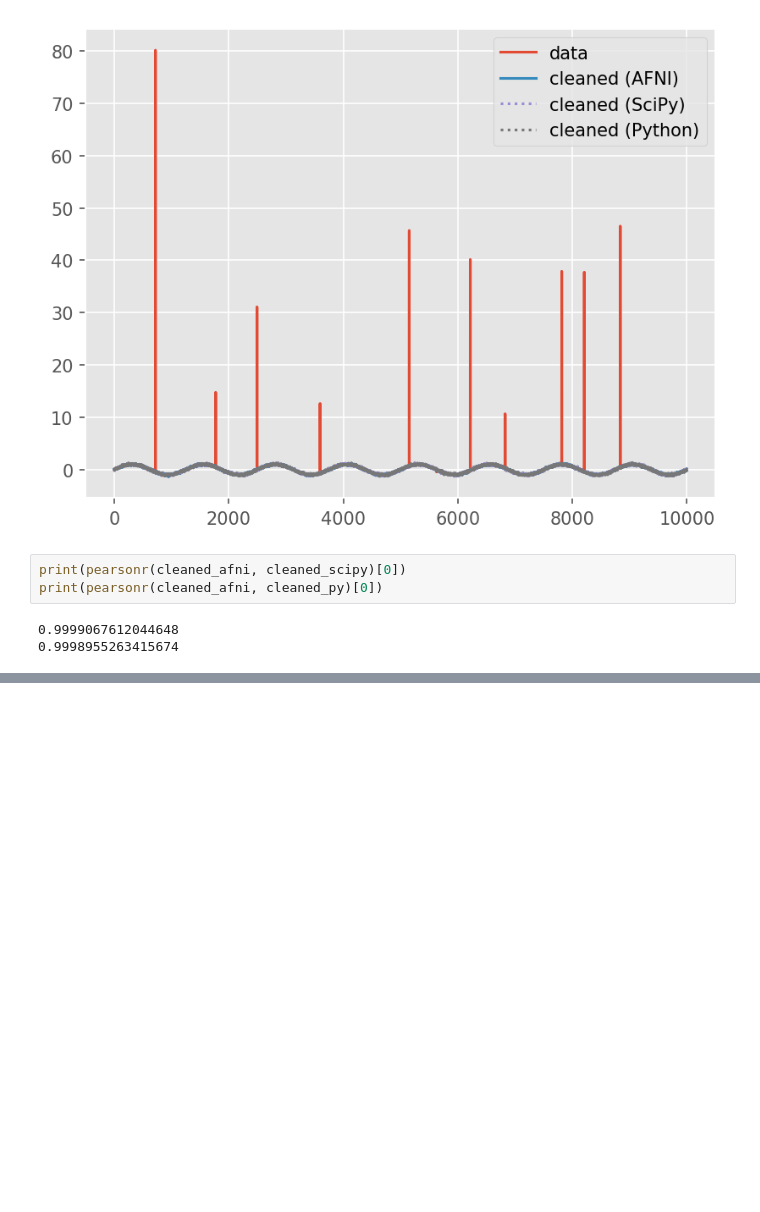
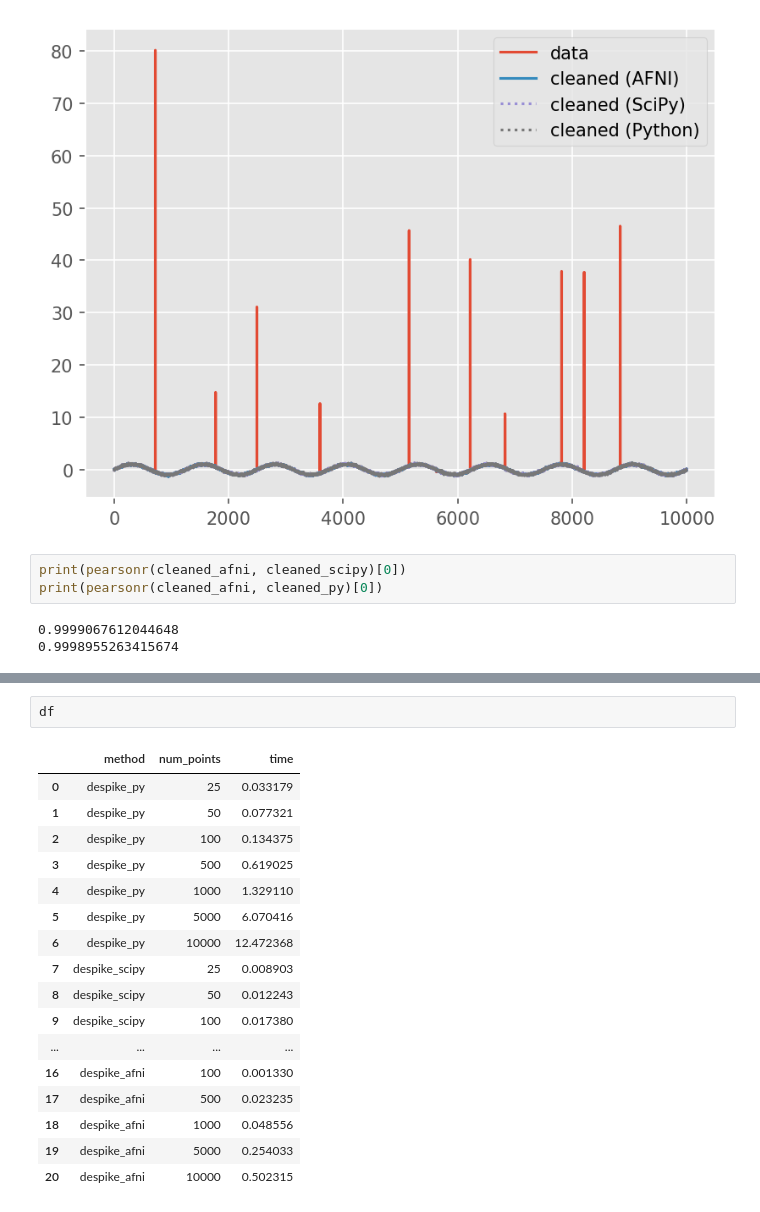
Before and after one commit to childmindresearch/afni-despike-py, a Jupyter notebook: benchmark/benchmark.ipynb, the cells around one changed output, grey strips where cells are left out. Drawn from its saved outputs; the diff is of its cells as text; blank space fills up the shorter version.

```diff
--- a/benchmark/benchmark.ipynb
+++ b/benchmark/benchmark.ipynb
@@ -97,0 +161,20 @@ print(pearsonr(cleaned_afni, cleaned_py)[0])
+# %%
+df
+# %% [output]
+|  | method | num_points | time |
+| 0 | despike_py | 25 | 0.033179 |
+| 1 | despike_py | 50 | 0.077321 |
+| 2 | despike_py | 100 | 0.134375 |
+| 3 | despike_py | 500 | 0.619025 |
+| 4 | despike_py | 1000 | 1.329110 |
+| 5 | despike_py | 5000 | 6.070416 |
+| 6 | despike_py | 10000 | 12.472368 |
+| 7 | despike_scipy | 25 | 0.008903 |
+| 8 | despike_scipy | 50 | 0.012243 |
+| 9 | despike_scipy | 100 | 0.017380 |
+| ... | ... | ... | ... |
+| 16 | despike_afni | 100 | 0.001330 |
+| 17 | despike_afni | 500 | 0.023235 |
+| 18 | despike_afni | 1000 | 0.048556 |
+| 19 | despike_afni | 5000 | 0.254033 |
+| 20 | despike_afni | 10000 | 0.502315 |
```
Also changed, not shown: parts of 6 cells of this notebook.
